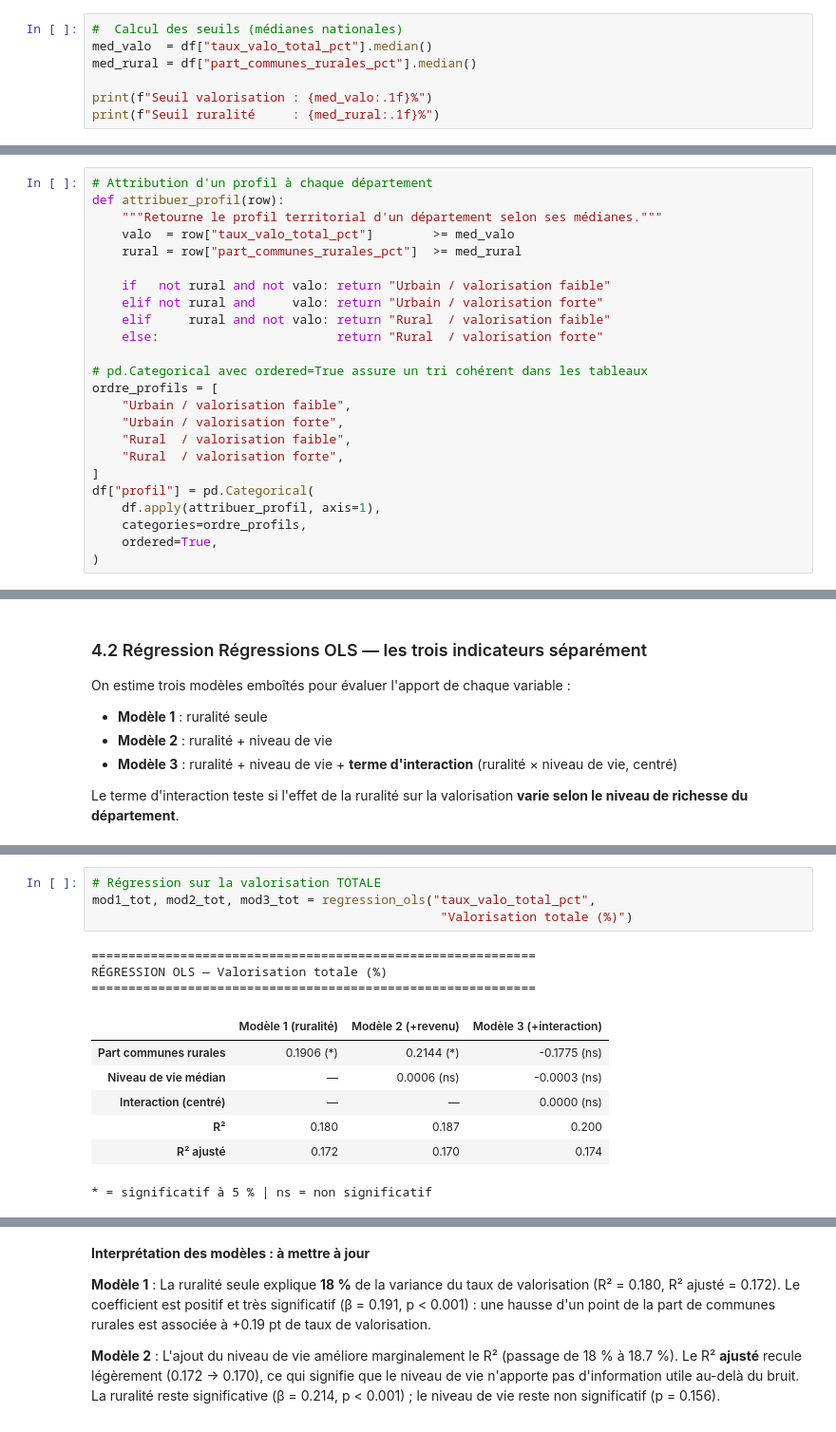
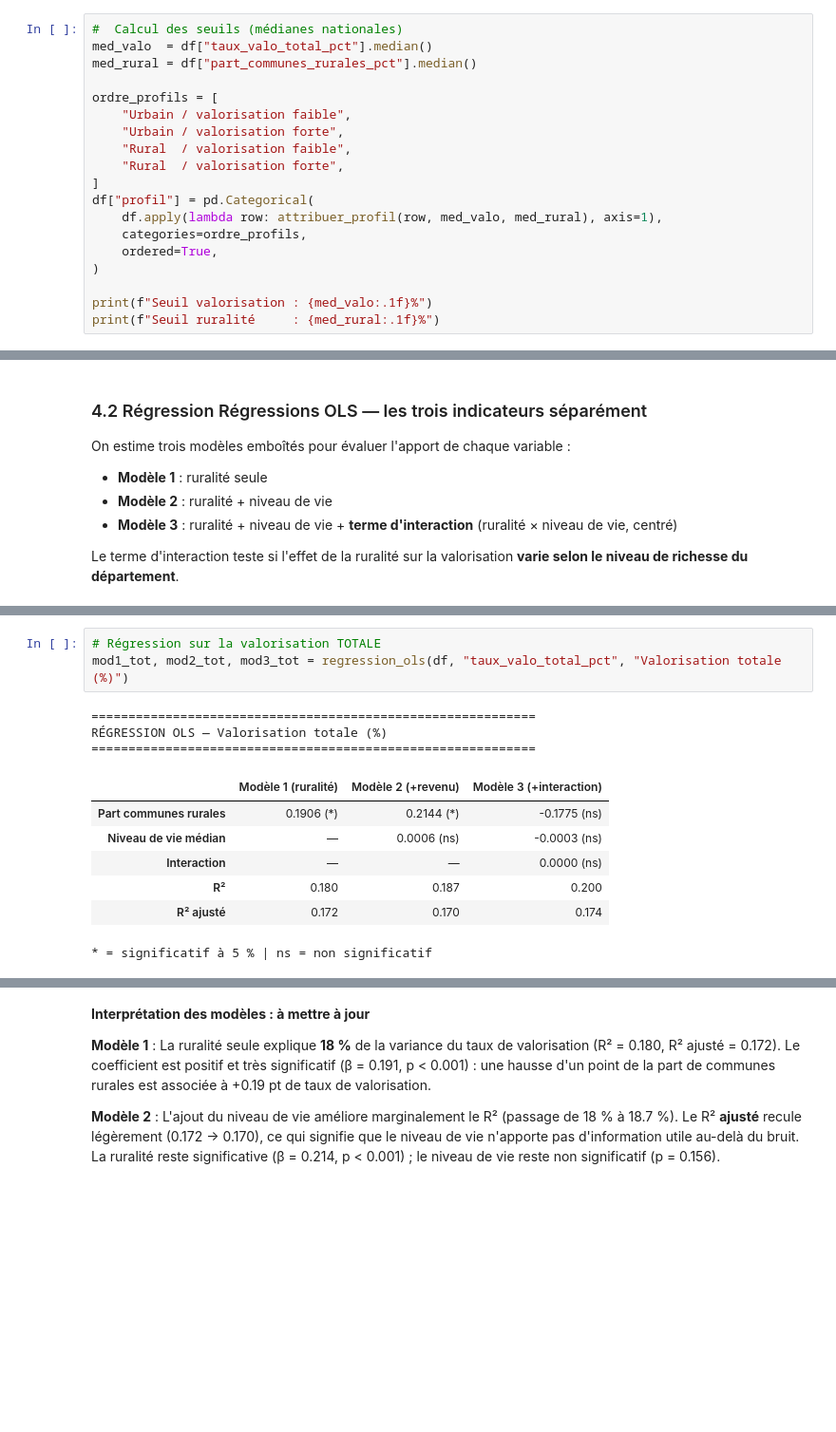
Before and after one commit to TeodoraHub/projet_pythonDS, a Jupyter notebook: notebook_recyclage_projet_python2.ipynb, the cells around one changed output, grey strips where cells are left out. Shown at 95% size. Drawn from its saved outputs; the diff is of its cells as text; blank space fills up the shorter version.

```diff
--- a/notebook_recyclage_projet_python2.ipynb
+++ b/notebook_recyclage_projet_python2.ipynb
@@ -688,35 +579,23 @@ plt.show()
 med_valo  = df["taux_valo_total_pct"].median()
 med_rural = df["part_communes_rurales_pct"].median()
 
+ordre_profils = [
+    "Urbain / valorisation faible",
+    "Urbain / valorisation forte",
+    "Rural  / valorisation faible",
+    "Rural  / valorisation forte",
+]
+df["profil"] = pd.Categorical(
+    df.apply(lambda row: attribuer_profil(row, med_valo, med_rural), axis=1),
+    categories=ordre_profils,
+    ordered=True,
+)
+
 print(f"Seuil valorisation : {med_valo:.1f}%")
 print(f"Seuil ruralité     : {med_rural:.1f}%")
 # %% [output]
 Seuil valorisation : 47.9%
 Seuil ruralité     : 92.8%
-# %%
-# Attribution d'un profil à chaque département
-def attribuer_profil(row):
-    """Retourne le profil territorial d'un département selon ses médianes."""
-    valo  = row["taux_valo_total_pct"]        >= med_valo
-    rural = row["part_communes_rurales_pct"]  >= med_rural
-
-    if   not rural and not valo: return "Urbain / valorisation faible"
-    elif not rural and     valo: return "Urbain / valorisation forte"
-    elif     rural and not valo: return "Rural  / valorisation faible"
-    else:                        return "Rural  / valorisation forte"
-
-# pd.Categorical avec ordered=True assure un tri cohérent dans les tableaux
-ordre_profils = [
-    "Urbain / valorisation faible",
-    "Urbain / valorisation forte",
-    "Rural  / valorisation faible",
-    "Rural  / valorisation forte",
-]
-df["profil"] = pd.Categorical(
-    df.apply(attribuer_profil, axis=1),
-    categories=ordre_profils,
-    ordered=True,
-)
 # %%
 #On complete les profils
 print("Répartition des profils :")
@@ -940,15 +736,14 @@ def regression_ols(var_y, label_y):
 # %%
 # Régression sur la valorisation TOTALE
-mod1_tot, mod2_tot, mod3_tot = regression_ols("taux_valo_total_pct",
-                                               "Valorisation totale (%)")
+mod1_tot, mod2_tot, mod3_tot = regression_ols(df, "taux_valo_total_pct", "Valorisation totale (%)")
 # %% [output]
 ============================================================
 RÉGRESSION OLS — Valorisation totale (%)
 ============================================================
 |  | Modèle 1 (ruralité) | Modèle 2 (+revenu) | Modèle 3 (+interaction) |
 | Part communes rurales | 0.1906 (*) | 0.2144 (*) | -0.1775 (ns) |
 | Niveau de vie médian | — | 0.0006 (ns) | -0.0003 (ns) |
-| Interaction (centré) | — | — | 0.0000 (ns) |
+| Interaction | — | — | 0.0000 (ns) |
 | R² | 0.180 | 0.187 | 0.200 |
 | R² ajusté | 0.172 | 0.170 | 0.174 |
 * = significatif à 5 % | ns = non significatif
```
Also changed, not shown: parts of 17 cells of this notebook, 1 other file.
